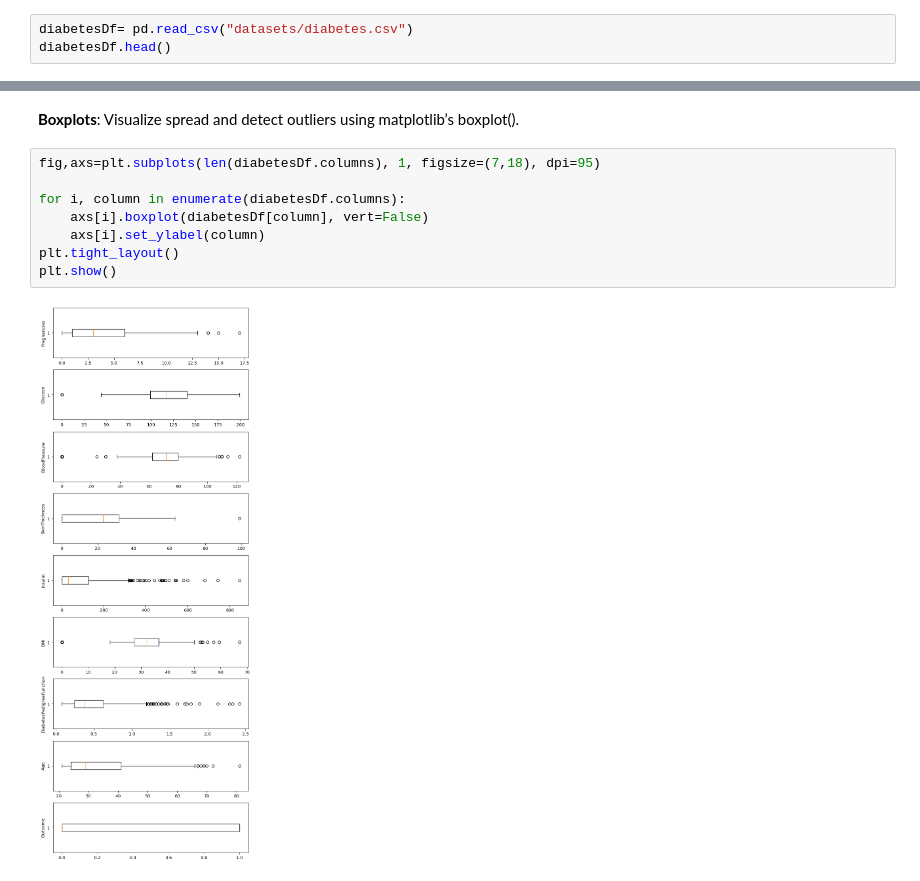
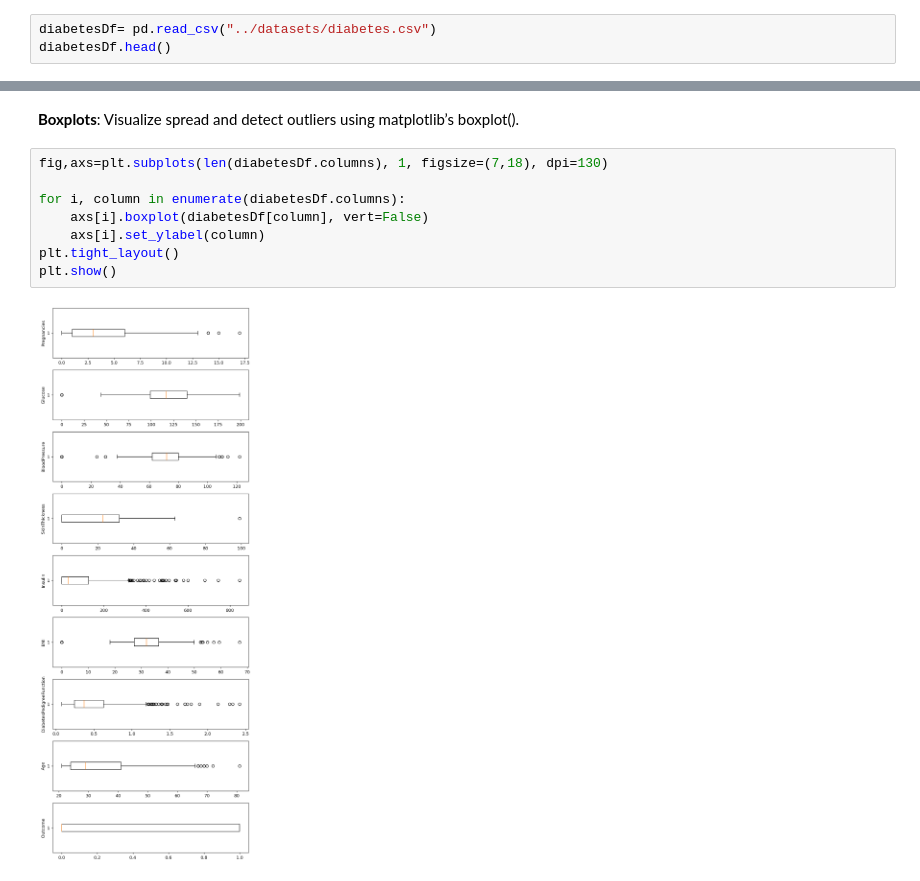
Before and after one commit to Jaimepelembe/Data_analyst_bootcamp_from_basics_to_advanced, a Jupyter notebook: S4_Data_Analysis/3.2.dataPreProcessing.ipynb, the cells around one changed output, grey strips where cells are left out. Cells and saved outputs as stored; diff of their text form.

```diff
--- a/S4_Data_Analysis/3.2.dataPreProcessing.ipynb
+++ b/S4_Data_Analysis/3.2.dataPreProcessing.ipynb
@@ -17,5 +18,5 @@ from matplotlib import pyplot as plt # Or import matplotlib.pyplot as plt
 # %%
-diabetesDf= pd.read_csv("datasets/diabetes.csv")
+diabetesDf= pd.read_csv("../datasets/diabetes.csv")
 diabetesDf.head()
 # %% [output]
 |  | Pregnancies | Glucose | BloodPressure | SkinThickness | Insulin | BMI | DiabetesPedigreeFunction | Age | ... |
@@ -86,12 +87,12 @@ diabetesDf.describe()
 # %% [markdown]
 **Boxplots**: Visualize spread and detect outliers using matplotlib’s boxplot().
 # %%
-fig,axs=plt.subplots(len(diabetesDf.columns), 1, figsize=(7,18), dpi=95)
+fig,axs=plt.subplots(len(diabetesDf.columns), 1, figsize=(7,18), dpi=130)
 
 for i, column in enumerate(diabetesDf.columns):
     axs[i].boxplot(diabetesDf[column], vert=False)
     axs[i].set_ylabel(column)
 plt.tight_layout()
 plt.show()
 # %% [output]
-[figure, old version]
+[figure, new version]
```
Also changed, not shown: parts of 21 cells of this notebook, 2 other files.
